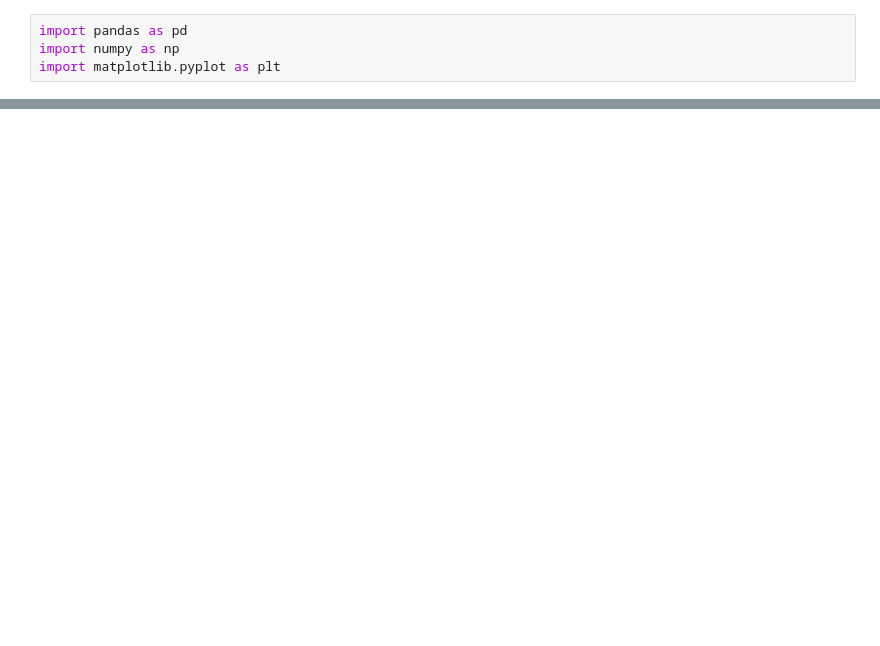
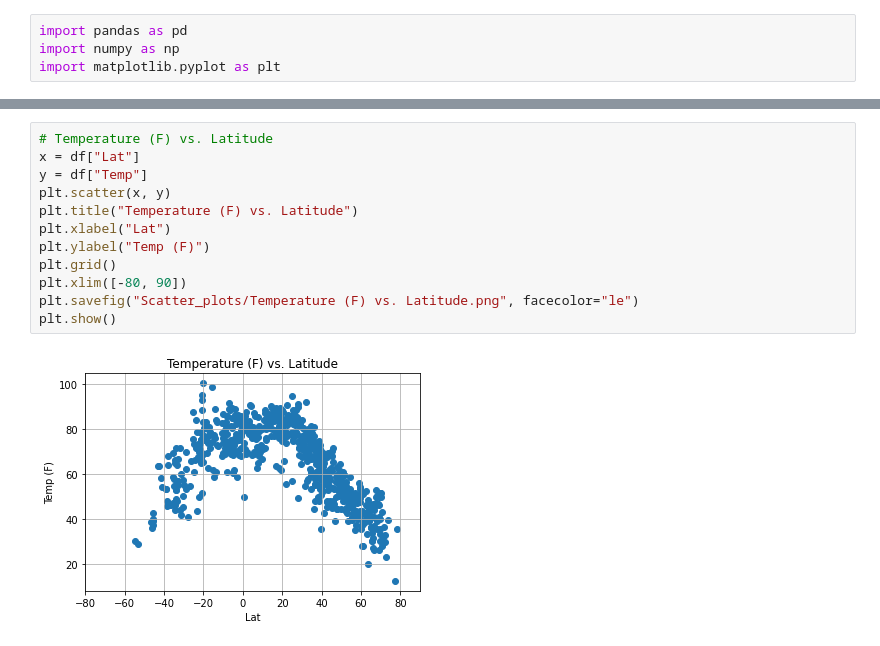
Before and after one commit to tpohl535/python-api-challenge, a Jupyter notebook: WeatherPy/WeatherPy.ipynb, the cells around one changed output, grey strips where cells are left out. Saved outputs shown, nothing was run; the diff lists cells and outputs as text; blank space fills up the shorter version.

```diff
--- a/WeatherPy/WeatherPy.ipynb
+++ b/WeatherPy/WeatherPy.ipynb
@@ -35 +32,15 @@ Kondinskoye    1
 Name: City, Length: 687, dtype: int64
+# %%
+# Temperature (F) vs. Latitude
+x = df["Lat"]
+y = df["Temp"]
+plt.scatter(x, y)
+plt.title("Temperature (F) vs. Latitude")
+plt.xlabel("Lat")
+plt.ylabel("Temp (F)")
+plt.grid()
+plt.xlim([-80, 90])
+plt.savefig("Scatter_plots/Temperature (F) vs. Latitude.png", facecolor="le")
+plt.show()
+# %% [output]
+[figure, added]
```
Also changed, not shown: parts of 6 cells of this notebook, 4 other files.
